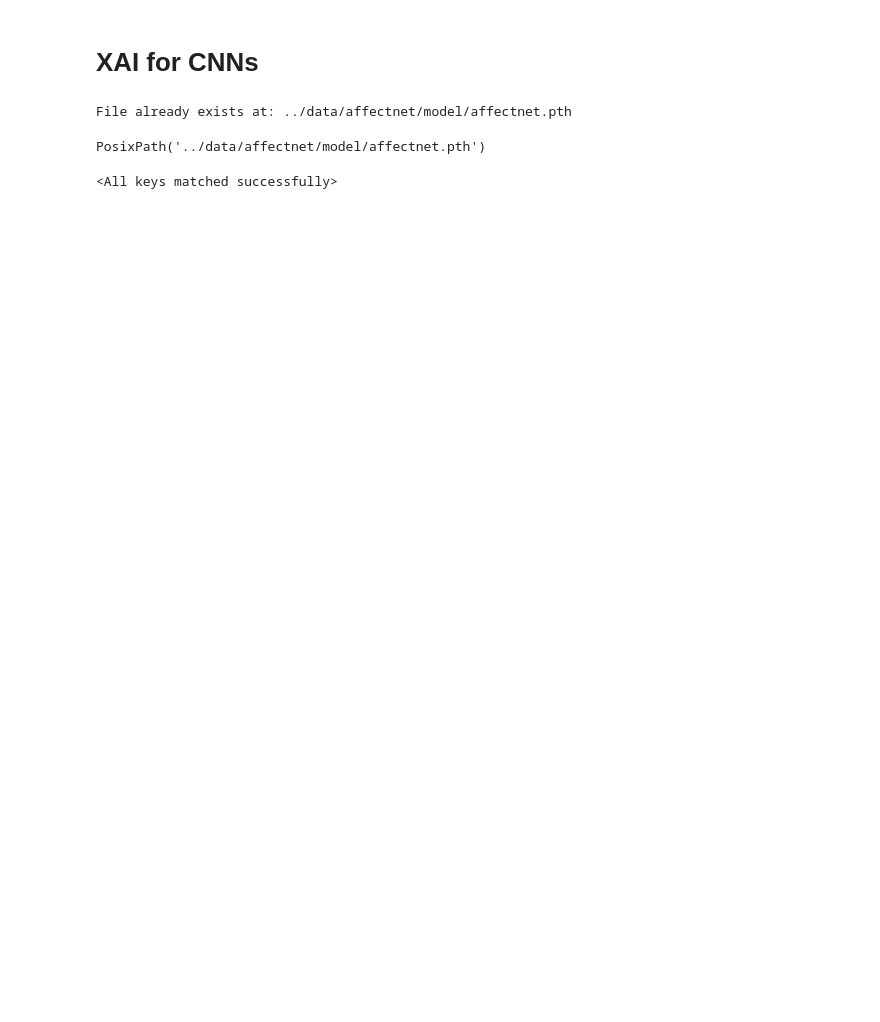
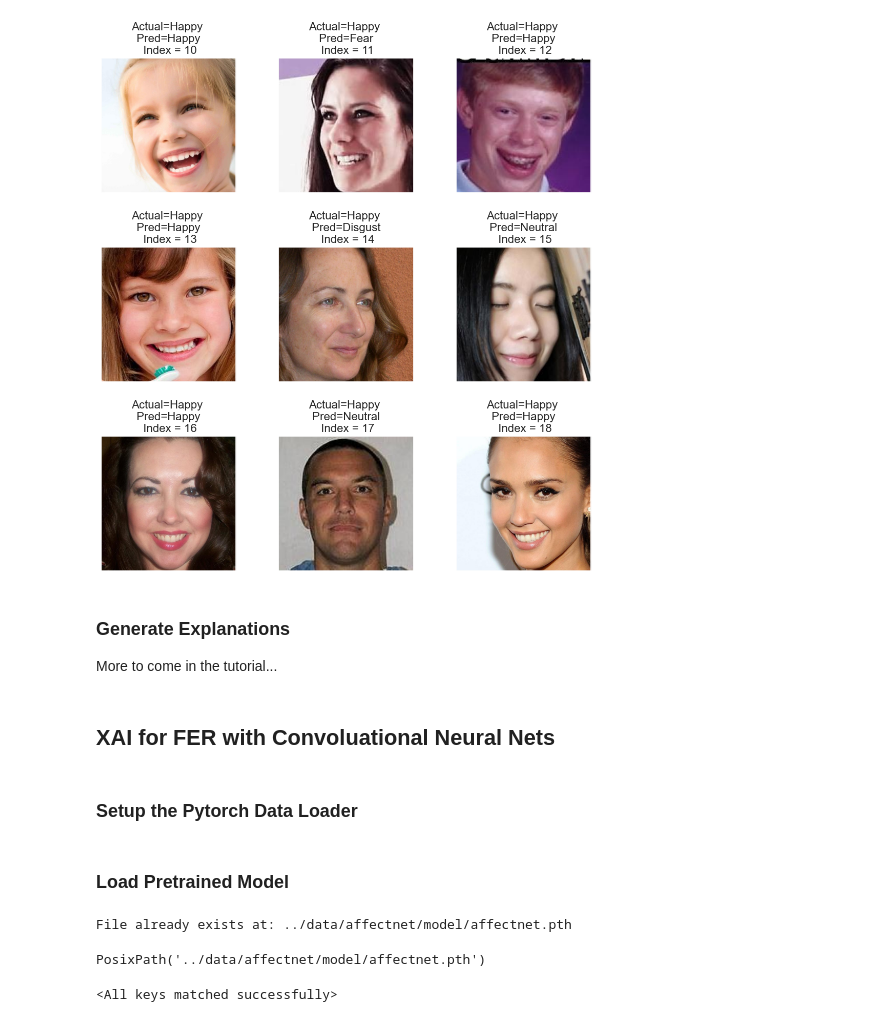
Before and after one commit to davidsjohnson/wise24_xai_ac, a Jupyter notebook: notebooks/tutorial_image_xai.ipynb, the cells around one changed output. Drawn from its saved outputs; the diff is of its cells as text; code cells hidden in the pictures; blank space fills up the shorter version.

Commit message:
Finalizes Image Notebook for Review

```diff
--- a/notebooks/tutorial_image_xai.ipynb
+++ b/notebooks/tutorial_image_xai.ipynb
@@ -36,4 +52,6 @@ import utils
 import img_utils
 import models
 import evaluate
+# %%
+colab = False # change to False if running locally
 # %% [markdown]
@@ -83,8 +109,12 @@ y_train = df_train['class']
 X_test = df_val[feature_names]
 y_test = df_val['class']
 
+X_xai = df_xai[feature_names]
+y_xai = df_xai['class']
+
 print('Training data shape:', X_train.shape, y_train.shape)
 print('Test data shape:', X_test.shape, y_test.shape)
+print('XAI data shape:', X_xai.shape, y_xai.shape)
 # %% [output]
 Training data shape: (36685, 35) (36685,)
 Test data shape: (3908, 35) (3908,)
@@ -114,0 +175,8 @@ NameError: name 'y_test_true' is not defined
+# %%
+# Evaluate model on XAI data
+y_xai_preds = clf.predict(X_xai)
+y_xai_true = y_xai
+
+df_xai['xgb_pred'] = y_xai_preds
+
+print(classification_report(y_xai_true, y_xai_preds, target_names=class_names))
@@ -115,3 +204,14 @@ NameError: name 'y_test_true' is not defined
+# %%
+start=10
+img_utils.display_nine_images(images, df_xai['class'], df_xai['xgb_pred'], start)
+# %% [output]
+[figure, added]
+# %% [markdown]
+### Generate Explanations
+
+More to come in the tutorial...
 # %% [markdown]
-# XAI for CNNs
+## XAI for FER with  Convoluational Neural Nets
+# %% [markdown]
+### Setup the Pytorch Data Loader
 # %%
@@ -131,3 +231,5 @@ dataloader = DataLoader(dataset, batch_size=32, shuffle=False)
+# %% [markdown]
+### Load Pretrained Model
 # %%
 # download checkpoint
 ckpt_link = 'https://uni-bielefeld.sciebo.de/s/0tAa2wPhGxSDjbM/download'
```
Also changed, not shown: parts of 26 cells of this notebook, 2 other files.
